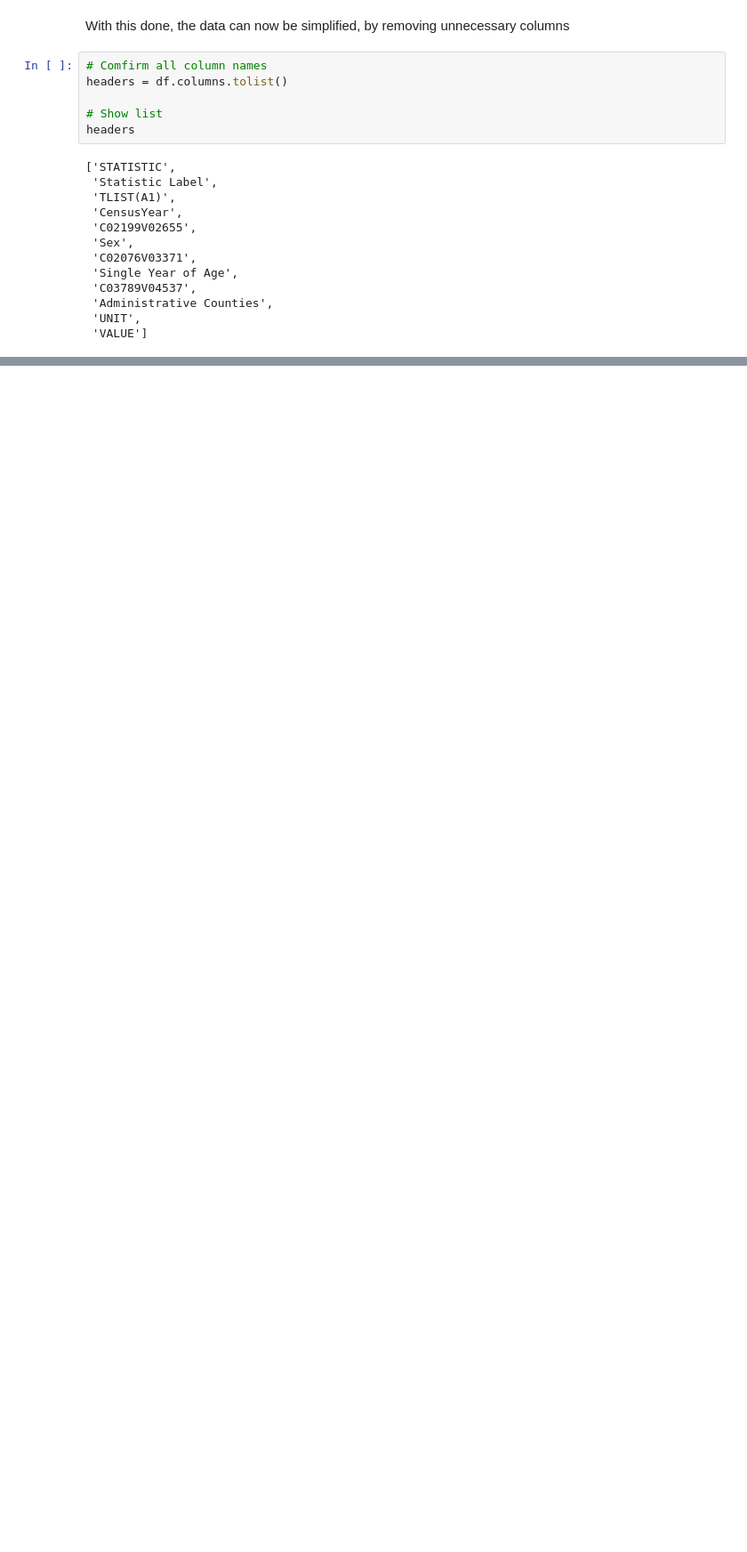
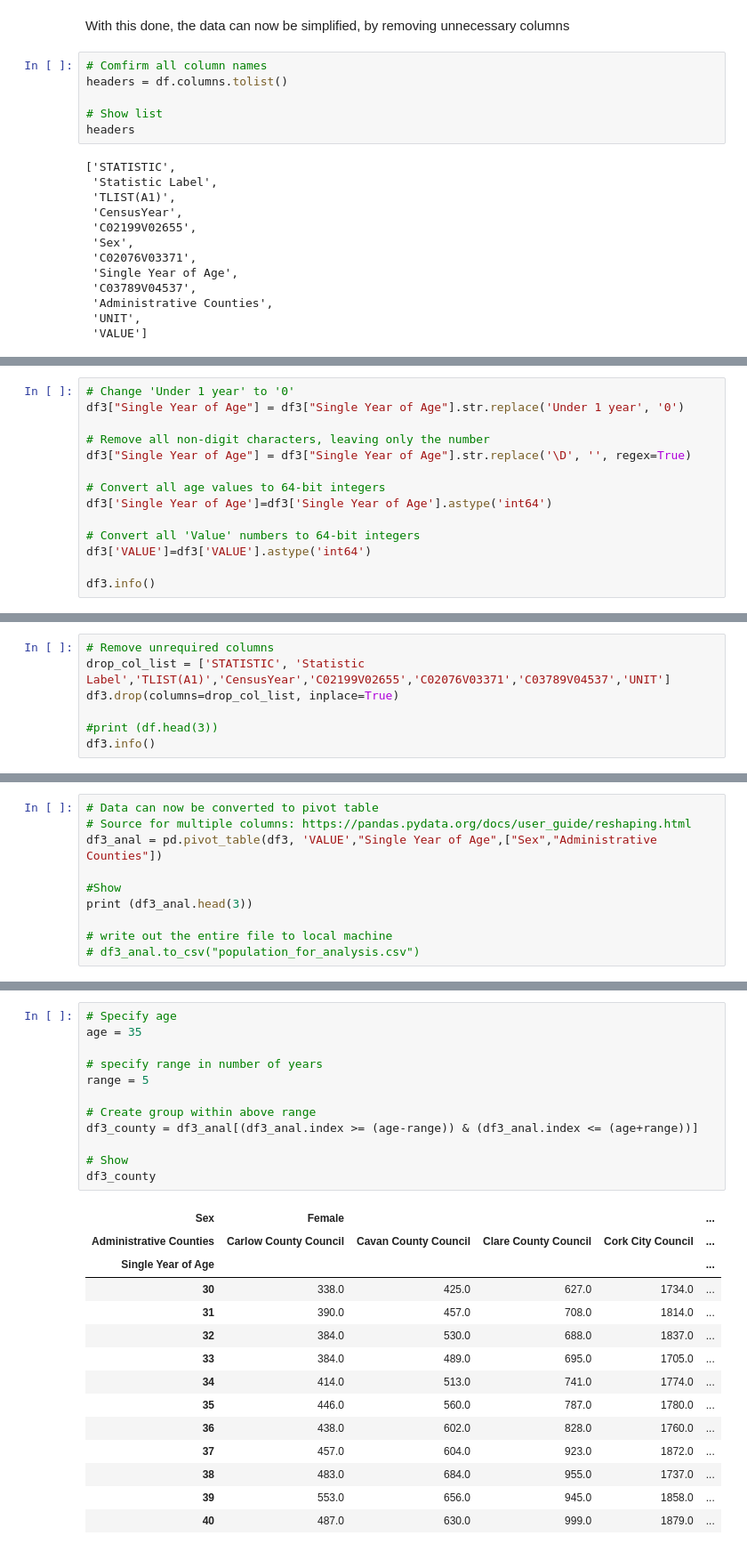
Before and after one commit to danielfinnerty/PFDA, a Jupyter notebook: assignments/assignment05-population.ipynb, the cells around one changed output, grey strips where cells are left out. Shown: that part at 89% size. Cells and saved outputs as stored; diff of their text form; blank space fills up the shorter version.

```diff
--- a/assignments/assignment05-population.ipynb
+++ b/assignments/assignment05-population.ipynb
@@ -152,0 +387,14 @@ df.head()
+# %%
+# Change 'Under 1 year' to '0'
+df3["Single Year of Age"] = df3["Single Year of Age"].str.replace('Under 1 year', '0')
+
+# Remove all non-digit characters, leaving only the number
+df3["Single Year of Age"] = df3["Single Year of Age"].str.replace('\D', '', regex=True)
+
+# Convert all age values to 64-bit integers
+df3['Single Year of Age']=df3['Single Year of Age'].astype('int64')
+
+# Convert all 'Value' numbers to 64-bit integers
+df3['VALUE']=df3['VALUE'].astype('int64')
+
+df3.info()
@@ -152,0 +442,7 @@ df.head()
+# %%
+# Remove unrequired columns
+drop_col_list = ['STATISTIC', 'Statistic Label','TLIST(A1)','CensusYear','C02199V02655','C02076V03371','C03789V04537','UNIT']
+df3.drop(columns=drop_col_list, inplace=True)
+
+#print (df.head(3))
+df3.info()
@@ -152,0 +461,10 @@ df.head()
+# %%
+# Data can now be converted to pivot table
+# Source for multiple columns: https://pandas.pydata.org/docs/user_guide/reshaping.html
+df3_anal = pd.pivot_table(df3, 'VALUE',"Single Year of Age",["Sex","Administrative Counties"])
+
+#Show
+print (df3_anal.head(3))
+
+# write out the entire file to local machine
+# df3_anal.to_csv("population_for_analysis.csv")
@@ -152,0 +489,27 @@ df.head()
+# %%
+# Specify age
+age = 35
+
+# specify range in number of years
+range = 5
+
+# Create group within above range
+df3_county = df3_anal[(df3_anal.index >= (age-range)) & (df3_anal.index <= (age+range))]
+
+# Show
+df3_county
+# %% [output]
+| Sex | Female |  |  |  | ... |
+| Administrative Counties | Carlow County Council | Cavan County Council | Clare County Council | Cork City Council | ... |
+| Single Year of Age |  |  |  |  | ... |
+| 30 | 338.0 | 425.0 | 627.0 | 1734.0 | ... |
+| 31 | 390.0 | 457.0 | 708.0 | 1814.0 | ... |
+| 32 | 384.0 | 530.0 | 688.0 | 1837.0 | ... |
+| 33 | 384.0 | 489.0 | 695.0 | 1705.0 | ... |
+| 34 | 414.0 | 513.0 | 741.0 | 1774.0 | ... |
+| 35 | 446.0 | 560.0 | 787.0 | 1780.0 | ... |
+| 36 | 438.0 | 602.0 | 828.0 | 1760.0 | ... |
+| 37 | 457.0 | 604.0 | 923.0 | 1872.0 | ... |
+| 38 | 483.0 | 684.0 | 955.0 | 1737.0 | ... |
+| 39 | 553.0 | 656.0 | 945.0 | 1858.0 | ... |
+| 40 | 487.0 | 630.0 | 999.0 | 1879.0 | ... |
```
Also changed, not shown: parts of 48 cells of this notebook.
